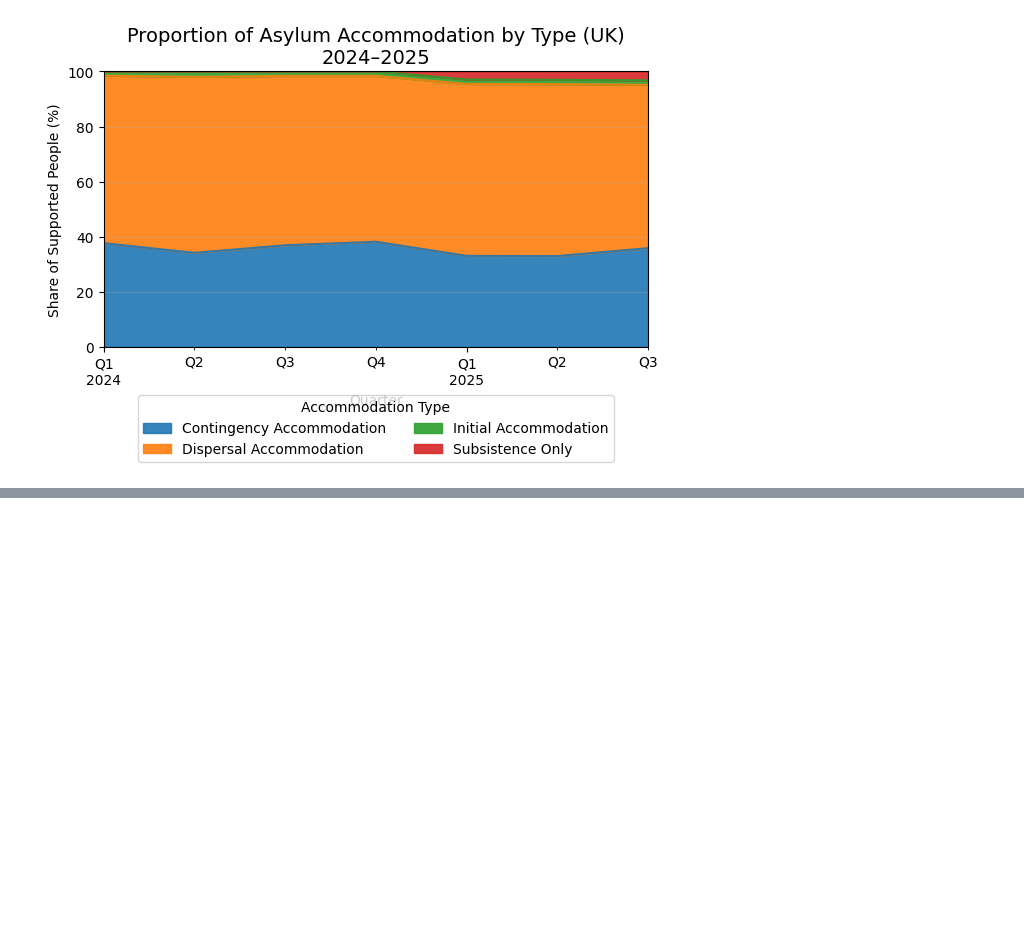
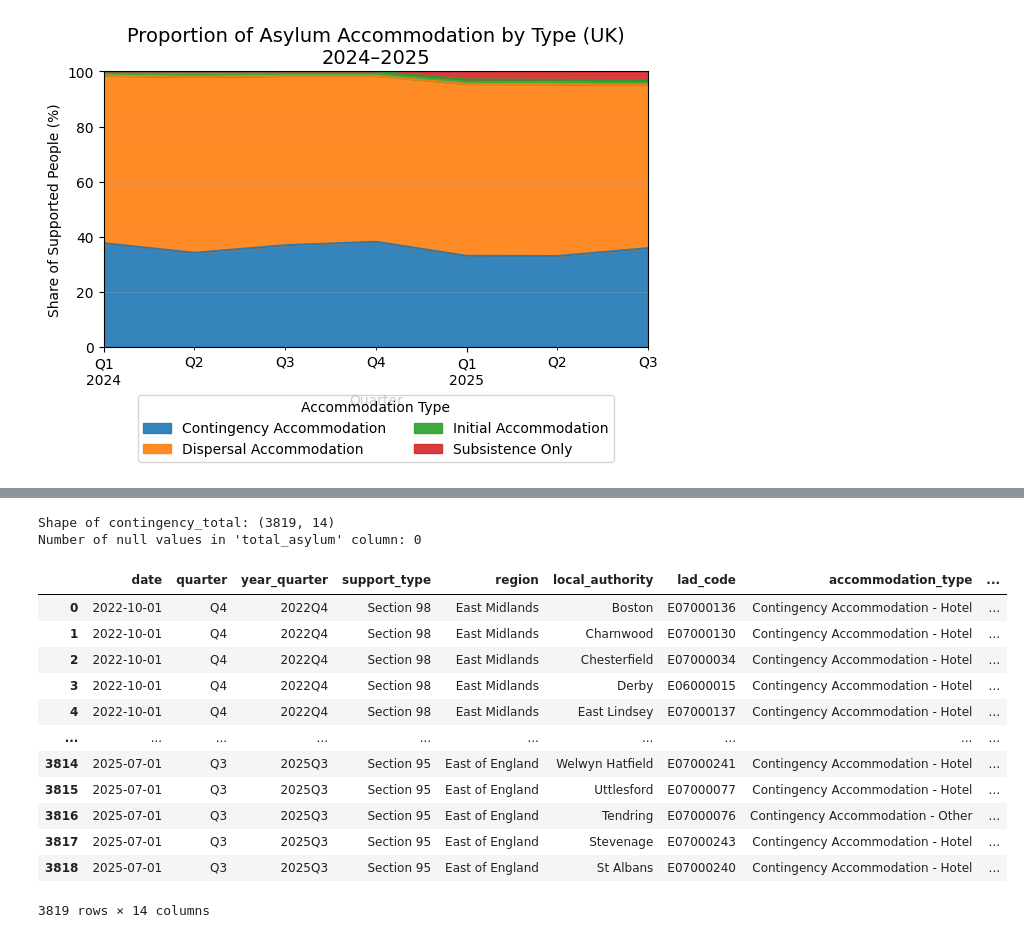
Before and after one commit to awenroberts/QM2-Project, a Jupyter notebook: COPY_asylum_seekers_receiving_support_data.ipynb, the cells around one changed output, grey strips where cells are left out. Drawn from its saved outputs; the diff is of its cells as text; code cells hidden in the pictures; blank space fills up the shorter version.

```diff
--- a/COPY_asylum_seekers_receiving_support_data.ipynb
+++ b/COPY_asylum_seekers_receiving_support_data.ipynb
@@ -321,0 +404,11 @@ KeyError: 'lad_code'
+# %%
+#caculate total asylum population per LA-quarter
+total_asylum = (
+    df
+    .groupby(["lad_code", "year_quarter"], as_index=False)
+    ["people"]
+    .sum()
+    .rename(columns={"people": "total_asylum"})
+)
+
+total_asylum
@@ -321,0 +429,9 @@ KeyError: 'lad_code'
+# %%
+#merge totals into contingency data
+contingency_total = contingency_df.merge(
+    total_asylum,
+    on=["lad_code", "year_quarter"],
+    how="left"
+)
+
+contingency_total.head()
@@ -321,0 +445,26 @@ KeyError: 'lad_code'
+# %%
+print(f"Shape of contingency_total: {contingency_total.shape}")
+print(f"Number of null values in 'total_asylum' column: {contingency_total['total_asylum'].isnull().sum()}")
+# %% [output]
+Shape of contingency_total: (3819, 14)
+Number of null values in 'total_asylum' column: 0
+# %%
+#compute share
+contingency_total["contingency_share"] = (
+    contingency_total["people"] / contingency_total["total_asylum"]
+)
+contingency_total
+# %% [output]
+|  | date | quarter | year_quarter | support_type | region | local_authority | lad_code | accommodation_type | ... |
+| 0 | 2022-10-01 | Q4 | 2022Q4 | Section 98 | East Midlands | Boston | E07000136 | Contingency Accommodation - Hotel | ... |
+| 1 | 2022-10-01 | Q4 | 2022Q4 | Section 98 | East Midlands | Charnwood | E07000130 | Contingency Accommodation - Hotel | ... |
+| 2 | 2022-10-01 | Q4 | 2022Q4 | Section 98 | East Midlands | Chesterfield | E07000034 | Contingency Accommodation - Hotel | ... |
+| 3 | 2022-10-01 | Q4 | 2022Q4 | Section 98 | East Midlands | Derby | E06000015 | Contingency Accommodation - Hotel | ... |
+| 4 | 2022-10-01 | Q4 | 2022Q4 | Section 98 | East Midlands | East Lindsey | E07000137 | Contingency Accommodation - Hotel | ... |
+| ... | ... | ... | ... | ... | ... | ... | ... | ... | ... |
+| 3814 | 2025-07-01 | Q3 | 2025Q3 | Section 95 | East of England | Welwyn Hatfield | E07000241 | Contingency Accommodation - Hotel | ... |
+| 3815 | 2025-07-01 | Q3 | 2025Q3 | Section 95 | East of England | Uttlesford | E07000077 | Contingency Accommodation - Hotel | ... |
+| 3816 | 2025-07-01 | Q3 | 2025Q3 | Section 95 | East of England | Tendring | E07000076 | Contingency Accommodation - Other | ... |
+| 3817 | 2025-07-01 | Q3 | 2025Q3 | Section 95 | East of England | Stevenage | E07000243 | Contingency Accommodation - Hotel | ... |
+| 3818 | 2025-07-01 | Q3 | 2025Q3 | Section 95 | East of England | St Albans | E07000240 | Contingency Accommodation - Hotel | ... |
+3819 rows × 14 columns
```
Also changed, not shown: parts of 14 cells of this notebook.
